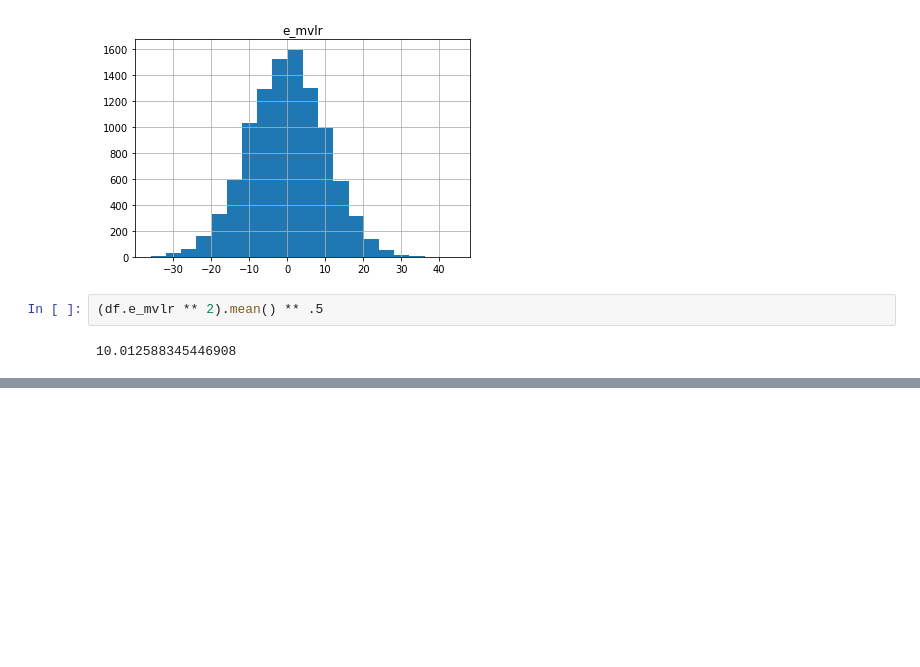
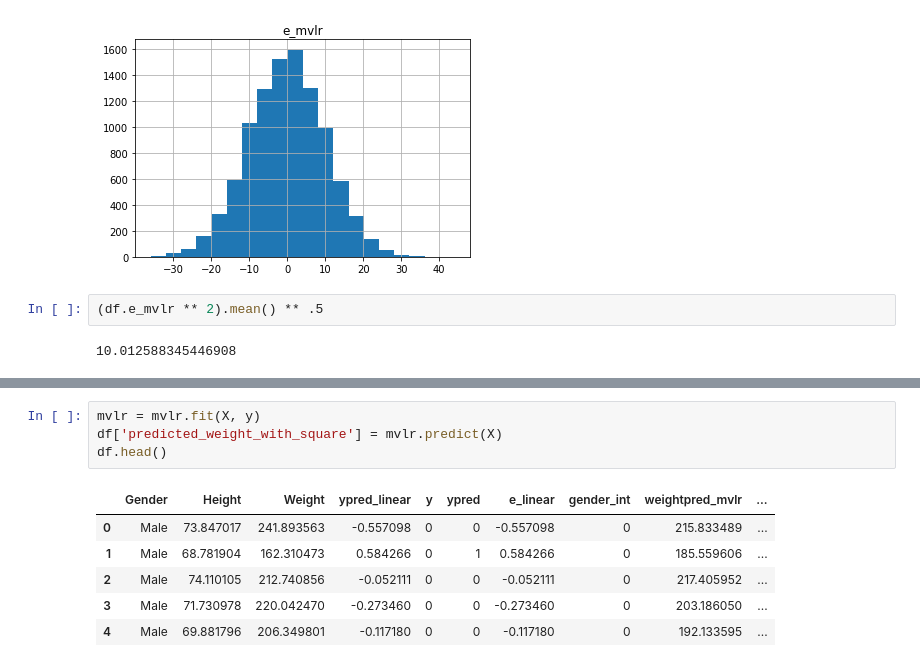
Before and after one commit to hackoregon/civicu-machine-learning, a Jupyter notebook: lessons/01-Multivariate-Regression/Multivariate Regression and Classification.ipynb, the cells around one changed output, grey strips where cells are left out. Cells and saved outputs as stored; diff of their text form; blank space fills up the shorter version.

```diff
--- a/lessons/01-Multivariate-Regression/Multivariate Regression and Classification.ipynb
+++ b/lessons/01-Multivariate-Regression/Multivariate Regression and Classification.ipynb
@@ -77,0 +98,11 @@ array([[<matplotlib.axes._subplots.AxesSubplot object at 0x...>]], dtype=object)
+# %%
+mvlr = mvlr.fit(X, y)
+df['predicted_weight_with_square'] = mvlr.predict(X)
+df.head()
+# %% [output]
+|  | Gender | Height | Weight | ypred_linear | y | ypred | e_linear | gender_int | weightpred_mvlr | ... |
+| 0 | Male | 73.847017 | 241.893563 | -0.557098 | 0 | 0 | -0.557098 | 0 | 215.833489 | ... |
+| 1 | Male | 68.781904 | 162.310473 | 0.584266 | 0 | 1 | 0.584266 | 0 | 185.559606 | ... |
+| 2 | Male | 74.110105 | 212.740856 | -0.052111 | 0 | 0 | -0.052111 | 0 | 217.405952 | ... |
+| 3 | Male | 71.730978 | 220.042470 | -0.273460 | 0 | 0 | -0.273460 | 0 | 203.186050 | ... |
+| 4 | Male | 69.881796 | 206.349801 | -0.117180 | 0 | 0 | -0.117180 | 0 | 192.133595 | ... |
```
Also changed, not shown: parts of 7 cells of this notebook, 4 other files.
